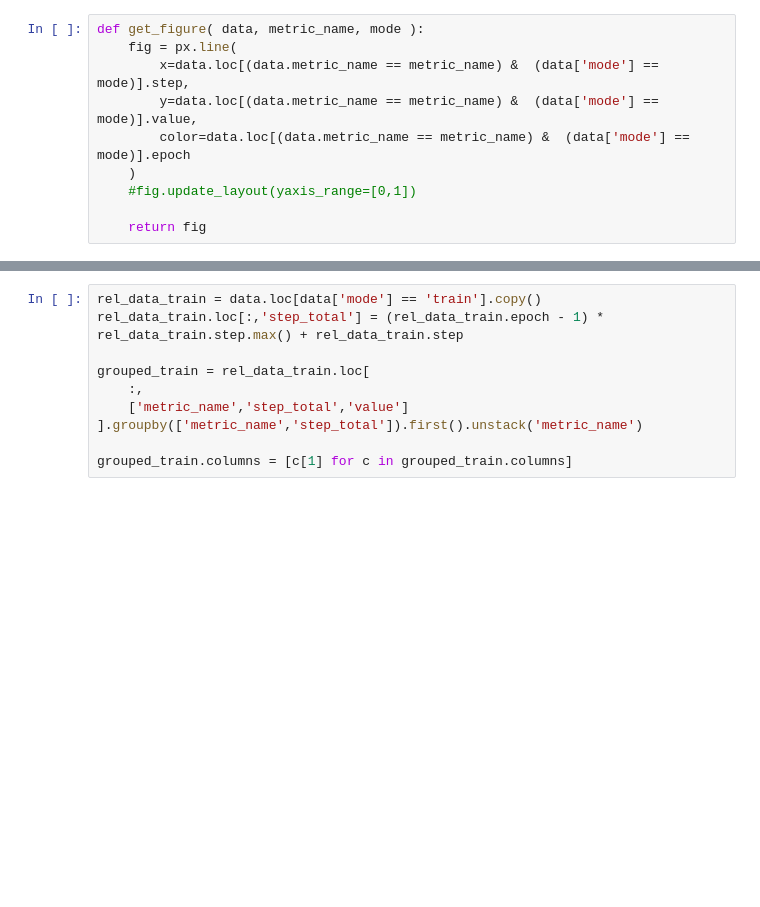
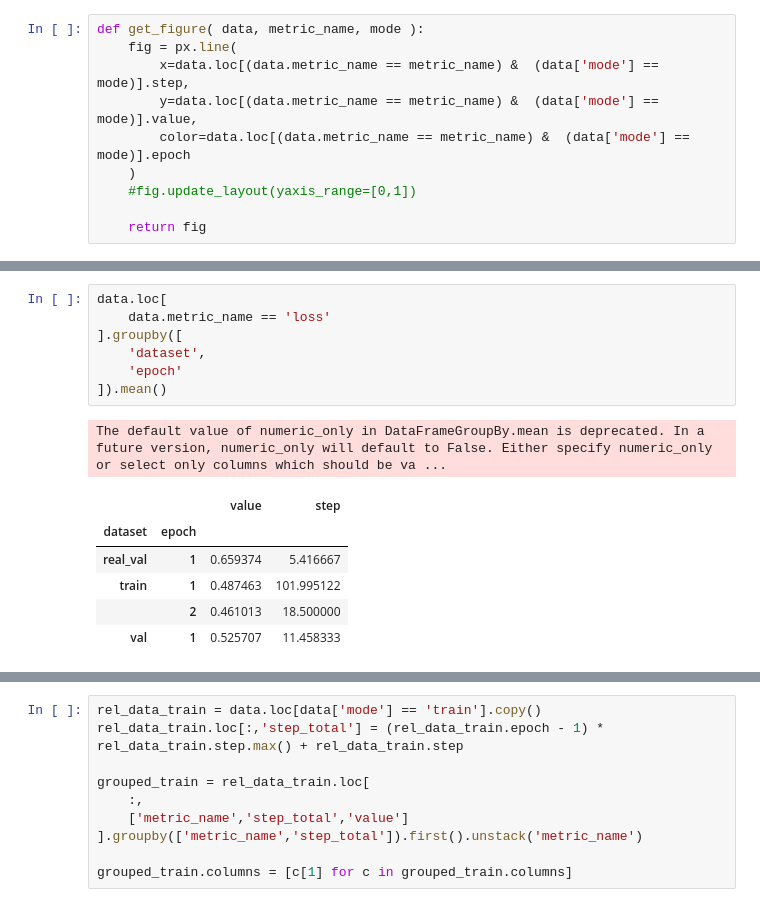
Before and after one commit to FBirwe/master-thesis_moire_detection, a Jupyter notebook: 80_Auswertungen/visualize_model_training.ipynb, the cells around one changed output, grey strips where cells are left out. Cells and saved outputs as stored; diff of their text form; blank space fills up the shorter version.

```diff
--- a/80_Auswertungen/visualize_model_training.ipynb
+++ b/80_Auswertungen/visualize_model_training.ipynb
@@ -88,4 +99,19 @@ experiment_data['hyper_parameters']
  'device': 'cuda'}
+# %%
+data.loc[
+    data.metric_name == 'loss'
+].groupby([
+    'dataset',
+    'epoch'
+]).mean()
+# %% [output]
+The default value of numeric_only in DataFrameGroupBy.mean is deprecated. In a future version, numeric_only will default to False. Either specify numeric_only or select only columns which should be va ...
+|  |  | value | step |
+| dataset | epoch |  |  |
+| real_val | 1 | 0.659374 | 5.416667 |
+| train | 1 | 0.487463 | 101.995122 |
+|  | 2 | 0.461013 | 18.500000 |
+| val | 1 | 0.525707 | 11.458333 |
 # %%
 get_metric_figure( data )
 # %% [output]
```
Also changed, not shown: parts of 10 cells of this notebook, 4 other files.
